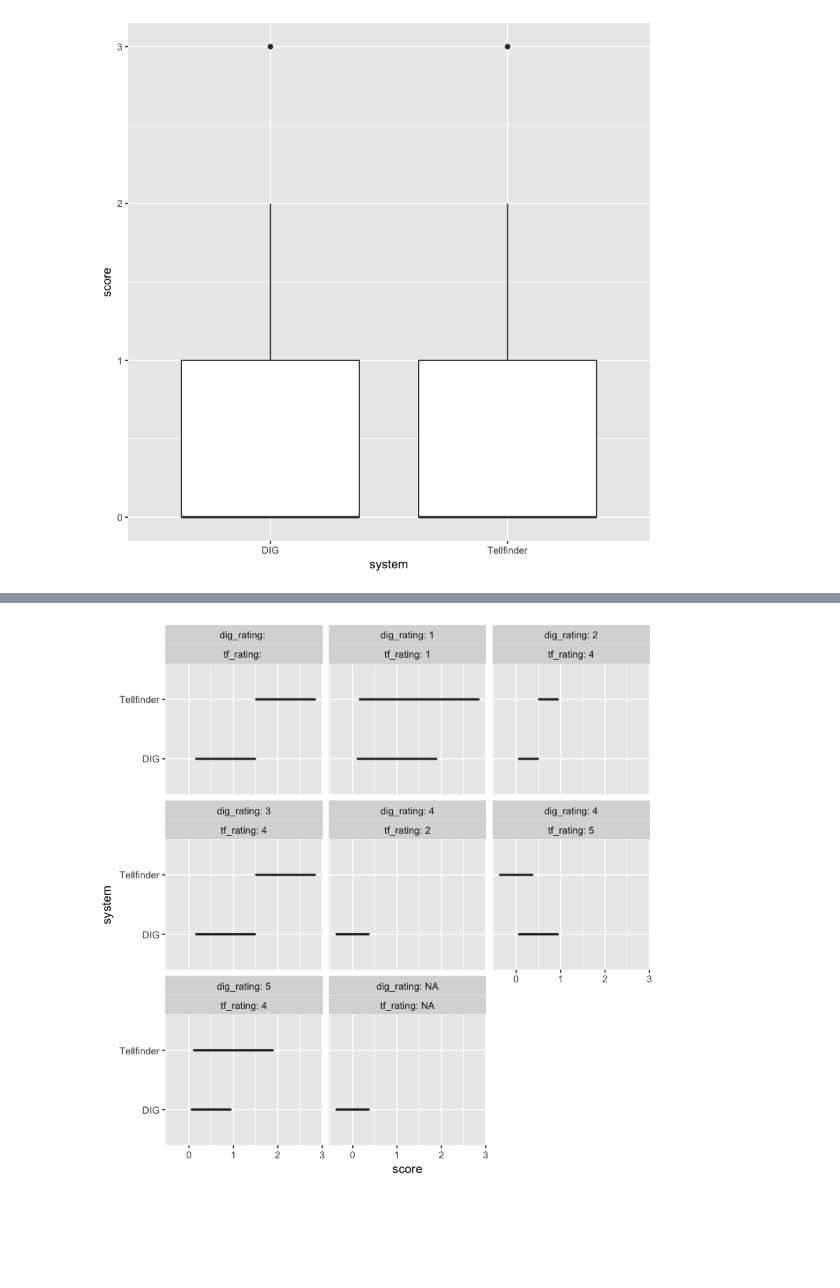
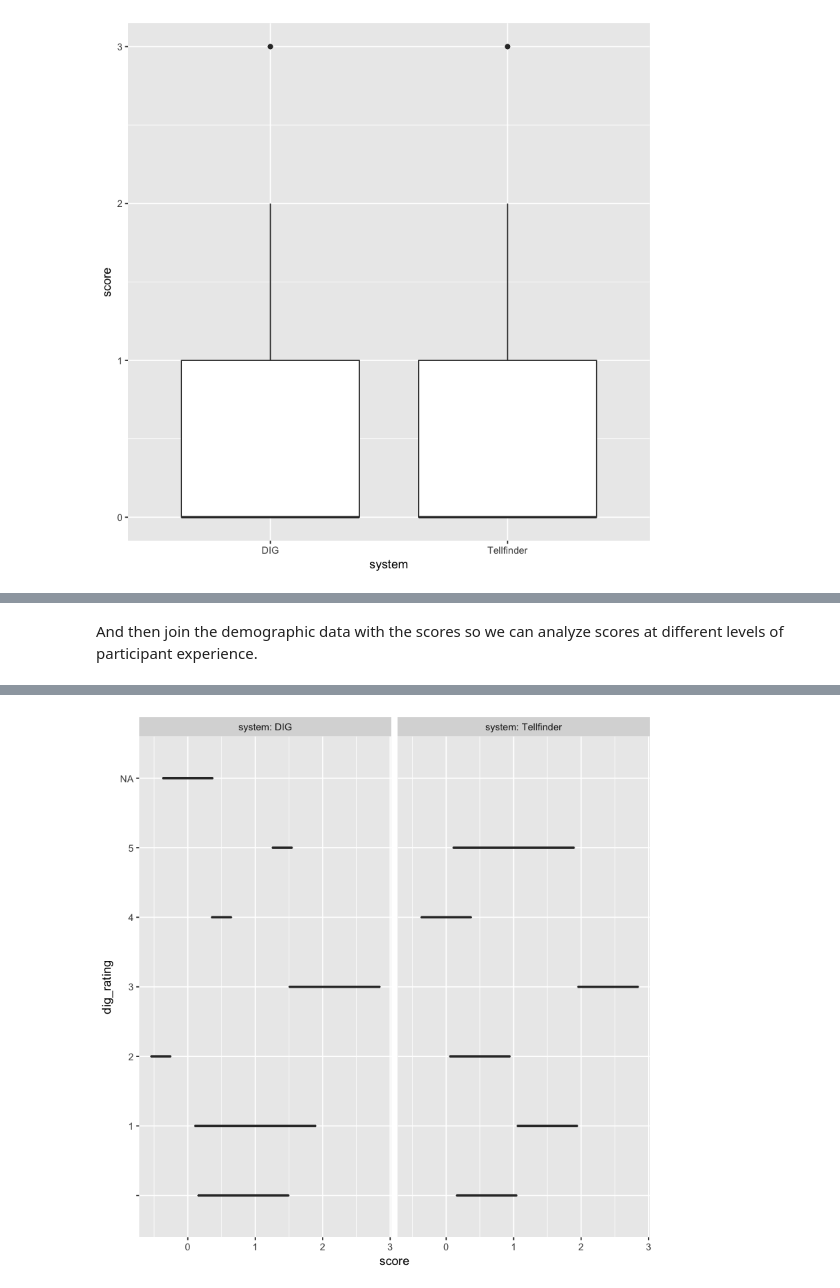
Before and after one commit to isoboroff/memex-hitl2, a Jupyter notebook: Data-analysis.ipynb, the cells around one changed output, grey strips where cells are left out. Drawn from its saved outputs; the diff is of its cells as text; code cells hidden in the pictures; blank space fills up the shorter version.

```diff
--- a/Data-analysis.ipynb
+++ b/Data-analysis.ipynb
@@ -94,6 +75,8 @@ Warning message:
+# %% [markdown]
+And then join the demographic data with the scores so we can analyze scores at different levels of participant experience.
 # %%
 demo_scores <- scores %>% left_join(demog)
-ggplot(demo_scores, aes(score, )) + geom_boxplot() + facet_wrap(c("dig_rating", "tf_rating"), labeller="label_both")
+ggplot(demo_scores, aes(score, dig_rating)) + geom_boxplot() + facet_wrap(~system, labeller="label_both")
 # %% [output]
 Joining, by = "participant"
 Warning message:
@@ -103,2 +85,2 @@ Warning message:
 “position_dodge requires non-overlapping x intervals”
-[figure, old version]
+[figure, new version]
```
Also changed, not shown: parts of 8 cells of this notebook.
